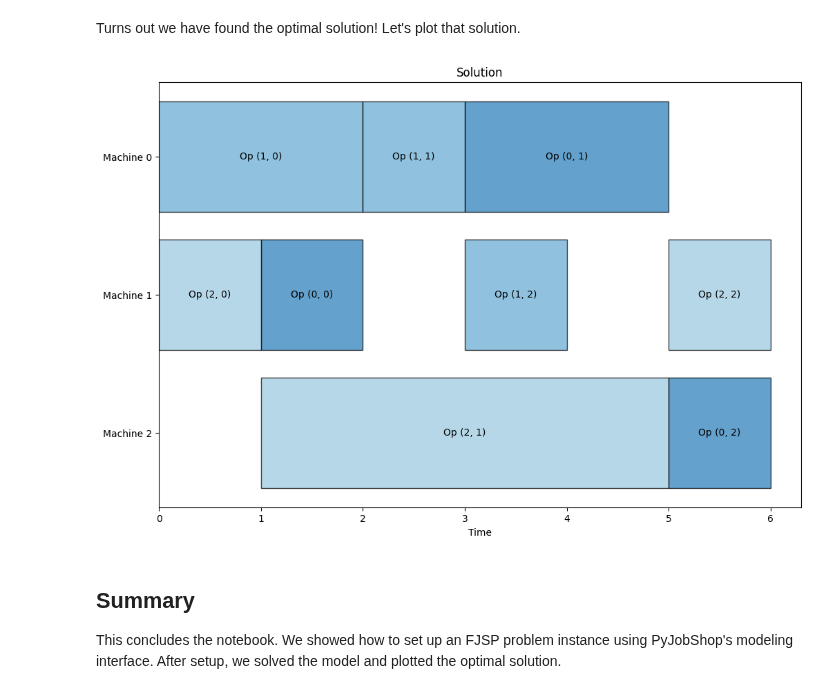
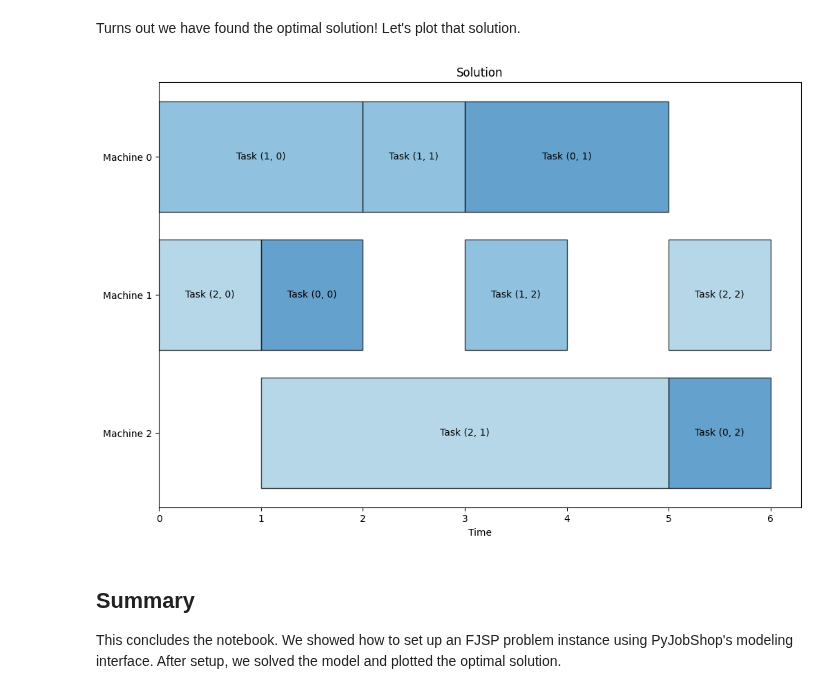
Before and after one commit to PyJobShop/PyJobShop, a Jupyter notebook: examples/flexible_job_shop.ipynb, the cells around one changed output. Saved outputs shown, nothing was run; the diff lists cells and outputs as text; code cells hidden in the pictures.

```diff
--- a/examples/flexible_job_shop.ipynb
+++ b/examples/flexible_job_shop.ipynb
@@ -55,8 +55,8 @@ for job_idx, job_data in enumerate(data):
     jobs[job_idx] = job
 
     for idx in range(len(job_data)):
-        op_idx = idx = (job_idx, idx)
-        tasks[op_idx] = m.add_task(job, name=f"Op {op_idx}")
+        task_idx = (job_idx, idx)
+        tasks[task_idx] = m.add_task(job, name=f"Task {task_idx}")
 # %% [markdown]
 There are three more things that we need to add to the model:
 - tasks have to be associated with their corresponding job;
@@ -69,7 +69,7 @@ for job_idx, job_data in enumerate(data):
 
         for duration, machine_idx in task_data:
             machine = machines[machine_idx]
-            m.add_processing_time(machine, task, duration)
+            m.add_processing_time(task, machine, duration)
 
     for idx in range(len(job_data) - 1):
         first = tasks[(job_idx, idx)]
@@ -87,10 +87,9 @@ Turns out we have found the optimal solution! Let's plot that solution.
 # %%
 from pyjobshop import plot
 
-data = m.data()
-plot(data, result.best, plot_labels=True)
+plot(m.data(), result.best, plot_labels=True)
 # %% [output]
-[figure, old version]
+[figure, new version]
 # %% [markdown]
 ## Summary
 This concludes the notebook. We showed how to set up an FJSP problem instance using PyJobShop's modeling interface. After setup, we solved the model and plotted the optimal solution.
```
Also changed, not shown: 2 other files.
